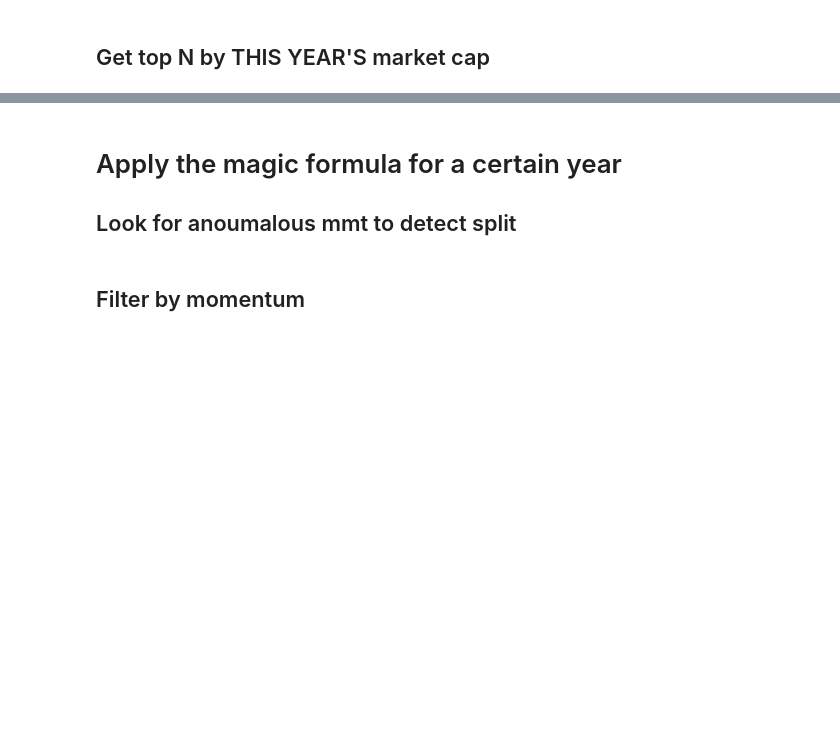
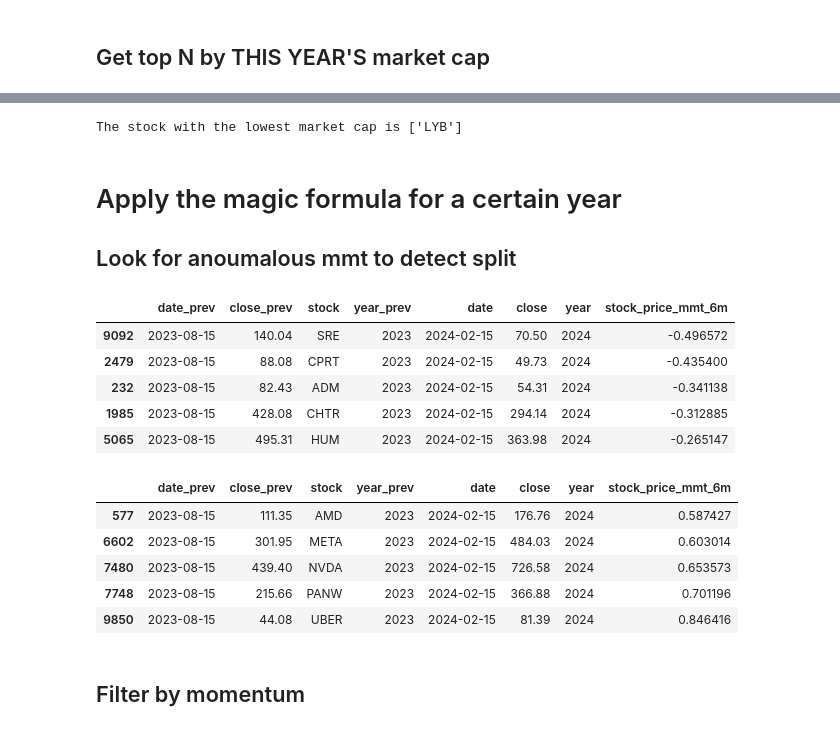
Before and after one commit to yuwei2341/stocks, a Jupyter notebook: magic_new_api.ipynb, the cells around one changed output, grey strips where cells are left out. Cells and saved outputs as stored; diff of their text form; code cells hidden in the pictures; blank space fills up the shorter version.

```diff
--- a/magic_new_api.ipynb
+++ b/magic_new_api.ipynb
@@ -251,3 +258,9 @@ print(f'{df_p_history_mmt.stock.nunique()} of stocks after filtering by MKT CAP'
+# %%
+print(
+    f"The stock with the lowest market cap is {df_rank[df_rank['rank'] == N_TOP_BY_MKT_CAP].stock.values}"
+    )
+# %% [output]
+The stock with the lowest market cap is ['LYB']
 # %% [markdown]
 # Apply the magic formula for a certain year
 ## Look for anoumalous mmt to detect split
@@ -255,12 +268,26 @@ print(f'{df_p_history_mmt.stock.nunique()} of stocks after filtering by MKT CAP'
 df_row = df_p_history_mmt[df_p_history_mmt.year == YEAR_ACT]
 # %%
 ## Check mmt anomalies manually
-# df_row.sort_values('stock_price_mmt_6m')
+display(df_row.sort_values('stock_price_mmt_6m').head())
+display(df_row.sort_values('stock_price_mmt_6m').tail())
 
-# Check stocks with super low mmt on tradingview to see if they had a split
-# STOCK_SPLIT = ['TSLA', 'CPRT', ]  # And their momentum is low; just remove them
+# # Check stocks with super low mmt on tradingview to see if they had a split
+# STOCK_SPLIT = ['SRE', 'CPRT' ]  # And their momentum is low; just remove them
 # stocks_split = STOCK_SPLIT
 # df_row = df_row[~df_row.stock.isin(stocks_split)]
+# %% [output]
+|  | date_prev | close_prev | stock | year_prev | date | close | year | stock_price_mmt_6m |
+| 9092 | 2023-08-15 | 140.04 | SRE | 2023 | 2024-02-15 | 70.50 | 2024 | -0.496572 |
+| 2479 | 2023-08-15 | 88.08 | CPRT | 2023 | 2024-02-15 | 49.73 | 2024 | -0.435400 |
+| 232 | 2023-08-15 | 82.43 | ADM | 2023 | 2024-02-15 | 54.31 | 2024 | -0.341138 |
+| 1985 | 2023-08-15 | 428.08 | CHTR | 2023 | 2024-02-15 | 294.14 | 2024 | -0.312885 |
+| 5065 | 2023-08-15 | 495.31 | HUM | 2023 | 2024-02-15 | 363.98 | 2024 | -0.265147 |
+|  | date_prev | close_prev | stock | year_prev | date | close | year | stock_price_mmt_6m |
+| 577 | 2023-08-15 | 111.35 | AMD | 2023 | 2024-02-15 | 176.76 | 2024 | 0.587427 |
+| 6602 | 2023-08-15 | 301.95 | META | 2023 | 2024-02-15 | 484.03 | 2024 | 0.603014 |
+| 7480 | 2023-08-15 | 439.40 | NVDA | 2023 | 2024-02-15 | 726.58 | 2024 | 0.653573 |
+| 7748 | 2023-08-15 | 215.66 | PANW | 2023 | 2024-02-15 | 366.88 | 2024 | 0.701196 |
+| 9850 | 2023-08-15 | 44.08 | UBER | 2023 | 2024-02-15 | 81.39 | 2024 | 0.846416 |
 # %% [markdown]
 ## Filter by momentum
 # %%
```
Also changed, not shown: parts of 12 cells of this notebook.
